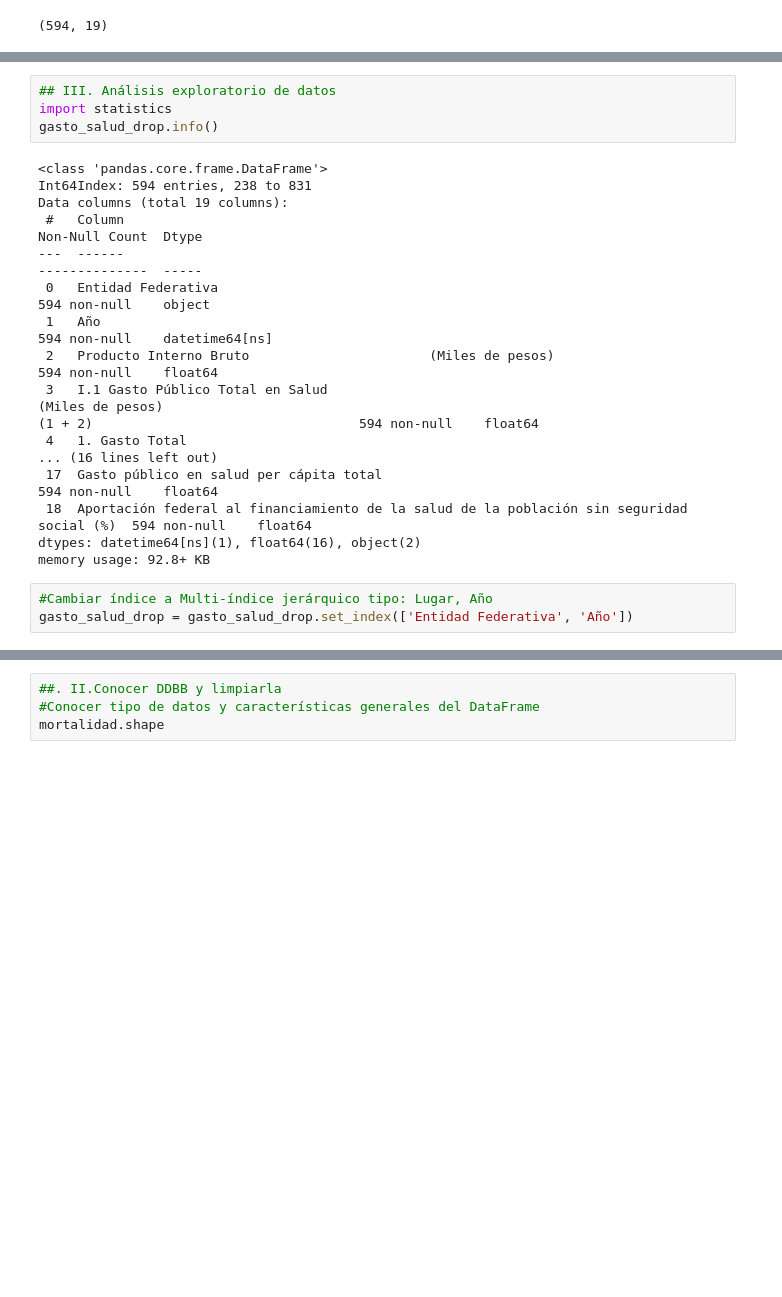
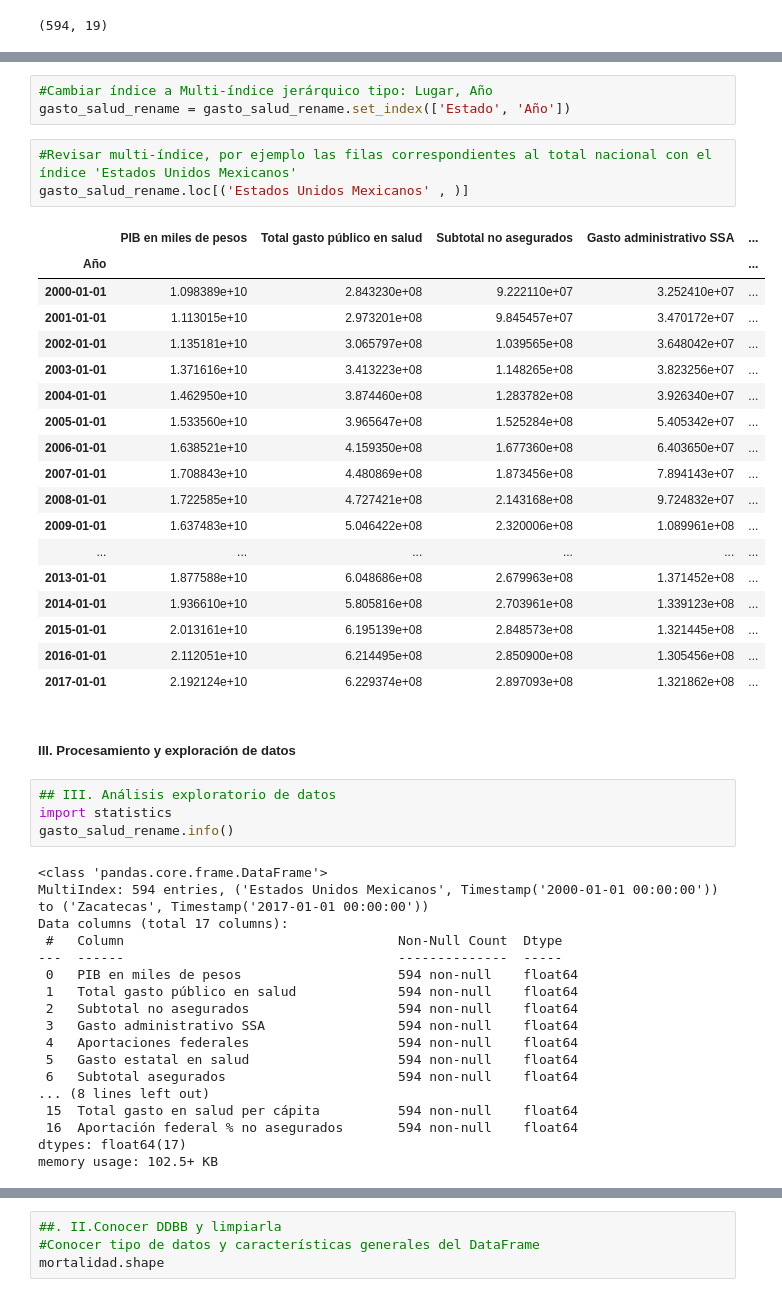
Before and after one commit to zoegarm/Cancer-de-mama-en-Mexico-limpieza-de-datos, a Jupyter notebook: Equipo2_Proyecto2.ipynb, the cells around one changed output, grey strips where cells are left out. Drawn from its saved outputs; the diff is of its cells as text; blank space fills up the shorter version.

```diff
--- a/Equipo2_Proyecto2.ipynb
+++ b/Equipo2_Proyecto2.ipynb
@@ -480,25 +542,49 @@ dtype: object
+# %%
+#Cambiar índice a Multi-índice jerárquico tipo: Lugar, Año
+gasto_salud_rename = gasto_salud_rename.set_index(['Estado', 'Año'])
+# %%
+#Revisar multi-índice, por ejemplo las filas correspondientes al total nacional con el índice 'Estados Unidos Mexicanos'
+gasto_salud_rename.loc[('Estados Unidos Mexicanos' , )]
+# %% [output]
+|  | PIB en miles de pesos | Total gasto público en salud | Subtotal no asegurados | Gasto administrativo SSA | ... |
+| Año |  |  |  |  | ... |
+| 2000-01-01 | 1.098389e+10 | 2.843230e+08 | 9.222110e+07 | 3.252410e+07 | ... |
+| 2001-01-01 | 1.113015e+10 | 2.973201e+08 | 9.845457e+07 | 3.470172e+07 | ... |
+| 2002-01-01 | 1.135181e+10 | 3.065797e+08 | 1.039565e+08 | 3.648042e+07 | ... |
+| 2003-01-01 | 1.371616e+10 | 3.413223e+08 | 1.148265e+08 | 3.823256e+07 | ... |
+| 2004-01-01 | 1.462950e+10 | 3.874460e+08 | 1.283782e+08 | 3.926340e+07 | ... |
+| 2005-01-01 | 1.533560e+10 | 3.965647e+08 | 1.525284e+08 | 5.405342e+07 | ... |
+| 2006-01-01 | 1.638521e+10 | 4.159350e+08 | 1.677360e+08 | 6.403650e+07 | ... |
+| 2007-01-01 | 1.708843e+10 | 4.480869e+08 | 1.873456e+08 | 7.894143e+07 | ... |
+| 2008-01-01 | 1.722585e+10 | 4.727421e+08 | 2.143168e+08 | 9.724832e+07 | ... |
+| 2009-01-01 | 1.637483e+10 | 5.046422e+08 | 2.320006e+08 | 1.089961e+08 | ... |
+| ... | ... | ... | ... | ... | ... |
+| 2013-01-01 | 1.877588e+10 | 6.048686e+08 | 2.679963e+08 | 1.371452e+08 | ... |
+| 2014-01-01 | 1.936610e+10 | 5.805816e+08 | 2.703961e+08 | 1.339123e+08 | ... |
+| 2015-01-01 | 2.013161e+10 | 6.195139e+08 | 2.848573e+08 | 1.321445e+08 | ... |
+| 2016-01-01 | 2.112051e+10 | 6.214495e+08 | 2.850900e+08 | 1.305456e+08 | ... |
+| 2017-01-01 | 2.192124e+10 | 6.229374e+08 | 2.897093e+08 | 1.321862e+08 | ... |
+# %% [markdown]
+##### **III. Procesamiento y exploración de datos**
 # %%
 ## III. Análisis exploratorio de datos
 import statistics
-gasto_salud_drop.info()
+gasto_salud_rename.info()
 # %% [output]
 <class 'pandas.core.frame.DataFrame'>
-Int64Index: 594 entries, 238 to 831
-Data columns (total 19 columns):
- #   Column                                                                                     Non-Null Count  Dtype
----  ------                                                                                     --------------  -----
- 0   Entidad Federativa                                                                         594 non-null    object
- 1   Año                                                                                        594 non-null    datetime64[ns]
- 2   Producto Interno Bruto                       (Miles de pesos)                              594 non-null    float64
- 3   I.1 Gasto Público Total en Salud
-(Miles de pesos)
-(1 + 2)                                  594 non-null    float64
- 4   1. Gasto Total
-... (16 lines left out)
- 17  Gasto público en salud per cápita total                                                    594 non-null    float64
- 18  Aportación federal al financiamiento de la salud de la población sin seguridad social (%)  594 non-null    float64
-dtypes: datetime64[ns](1), float64(16), object(2)
-memory usage: 92.8+ KB
+MultiIndex: 594 entries, ('Estados Unidos Mexicanos', Timestamp('2000-01-01 00:00:00')) to ('Zacatecas', Timestamp('2017-01-01 00:00:00'))
+Data columns (total 17 columns):
+ #   Column                                   Non-Null Count  Dtype
+---  ------                                   --------------  -----
+ 0   PIB en miles de pesos                    594 non-null    float64
+ 1   Total gasto público en salud             594 non-null    float64
+ 2   Subtotal no asegurados                   594 non-null    float64
+ 3   Gasto administrativo SSA                 594 non-null    float64
+ 4   Aportaciones federales                   594 non-null    float64
+ 5   Gasto estatal en salud                   594 non-null    float64
+ 6   Subtotal asegurados                      594 non-null    float64
+... (8 lines left out)
+ 15  Total gasto en salud per cápita          594 non-null    float64
+ 16  Aportación federal % no asegurados       594 non-null    float64
+dtypes: float64(17)
+memory usage: 102.5+ KB
-# %%
-#Cambiar índice a Multi-índice jerárquico tipo: Lugar, Año
-gasto_salud_drop = gasto_salud_drop.set_index(['Entidad Federativa', 'Año'])
```
Also changed, not shown: parts of 53 cells of this notebook.
